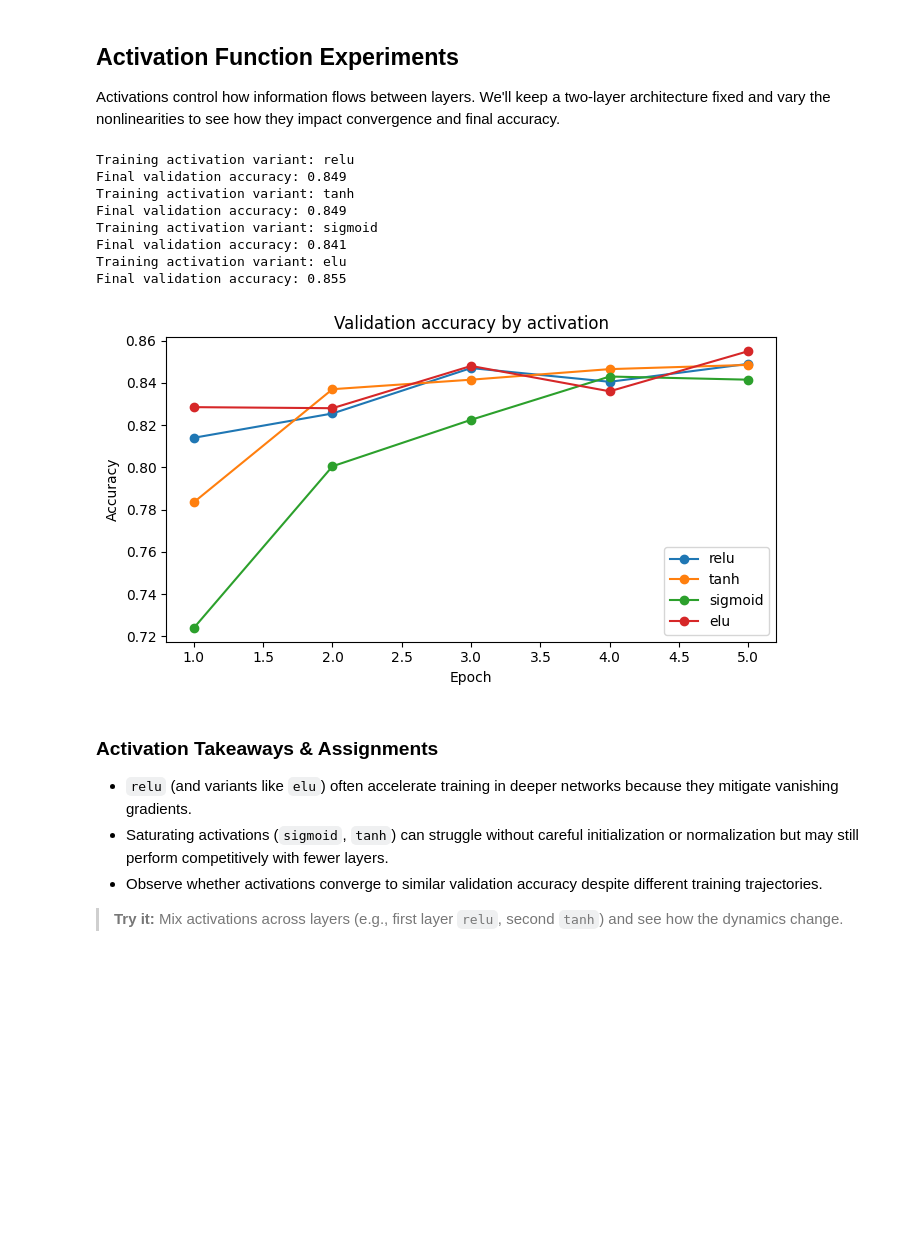
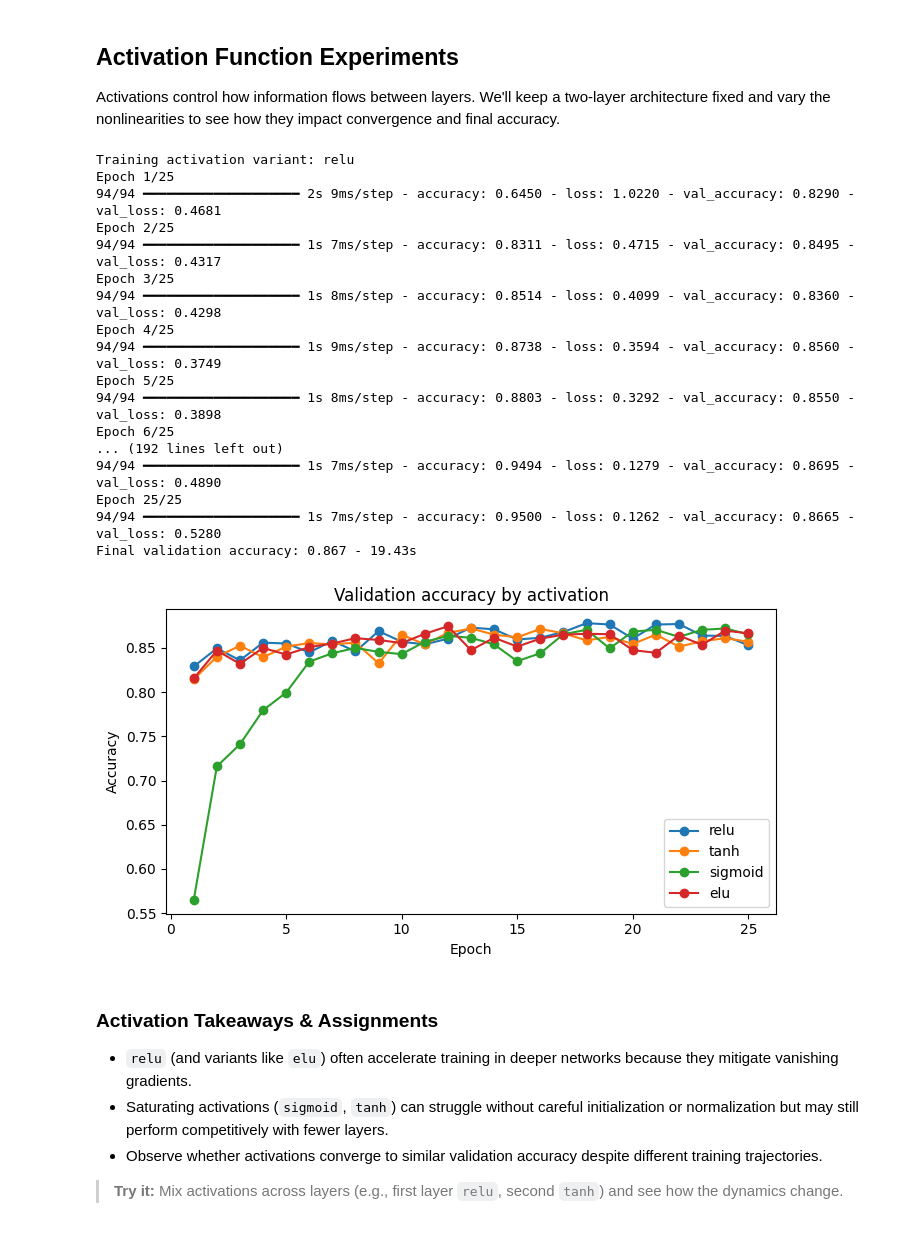
Before and after one commit to AIBabyTeaching/DEEP-LEARNING-2025, a Jupyter notebook: notebooks/W02_perceptron_mlp.ipynb, the cells around one changed output. Saved outputs shown, nothing was run; the diff lists cells and outputs as text; code cells hidden in the pictures; blank space fills up the shorter version.

```diff
--- a/notebooks/W02_perceptron_mlp.ipynb
+++ b/notebooks/W02_perceptron_mlp.ipynb
@@ -91,8 +91,8 @@ def build_mlp(hidden_layers, activation="relu", dropout_rate=0.0, learning_rate=
     )
     return model
 
-architectures = [
-    ("shallow_wide", [512], "1 hidden layer, wide"),
+architectures = [ # we are building 3 different models.
+    ("shallow_wide", [1024], "1 hidden layer, wide"),
     ("two_layer_balanced", [256, 128], "2 hidden layers"),
     ("deep_narrow", [128, 128, 64, 64, 32], "5 hidden layers, narrower"),
 ]
@@ -100,19 +100,19 @@ architectures = [
 histories = {}
 training_summaries = []
 
-for model_key, hidden_layers, description in architectures:
+for model_key, hidden_layers, description in architectures: # 3 times (for loop over the architectures)
     print(f"Training model: {model_key} ({description})")
     model = build_mlp(hidden_layers)
-    start_time = time.perf_counter()
-    history = model.fit(
+    start_time = time.perf_counter() # start time
+    history = model.fit( # for later on visualization
         train_x,
         train_y,
         validation_data=(val_x, val_y),
         epochs=25,
         batch_size=128,
-        verbose=0
+        verbose=1 # to turn on the logs put verbose=1
     )
-    elapsed = time.perf_counter() - start_time
+    elapsed = time.perf_counter() - start_time # end counter - timing of fitting/validation
     histories[model_key] = history.history
     val_acc = history.history["val_accuracy"][-1]
     training_summaries.append({
@@ -178,9 +183,9 @@ Use these observations to reason about when additional layers help versus when s
 Architecture decisions can go wrong in both directions. We'll contrast a tiny network that lacks capacity with a very deep, wide network trained for longer without regularization to show how training and validation metrics diverge.
 # %%
 
-extreme_configs = [
-    ("underfit_tiny", [4], "Tiny capacity (underfitting)"),
-    ("overfit_huge", [1024, 512, 512, 256, 256, 128], "Deep and wide (overfitting)"),
+extreme_configs = [ # extreme architectures
+    ("underfit_tiny", [4], "Tiny capacity (underfitting)"), # 4 neurons in 1 single hidden layer
+    ("overfit_huge", [1024, 512, 512, 256, 256, 128, 128], "Deep and wide (overfitting)"),
 ]
 
 extreme_histories = {}
@@ -191,7 +196,7 @@ for key, hidden_layers, description in extreme_configs:
         train_x,
         train_y,
         validation_data=(val_x, val_y),
-        epochs=20,
+        epochs=25,
         batch_size=128,
         verbose=1
     )
@@ -251,40 +256,51 @@ Activations control how information flows between layers. We'll keep a two-layer
 # %%
 activations = ["relu", "tanh", "sigmoid", "elu"]
 activation_histories = {}
 for act in activations:
     print(f"Training activation variant: {act}")
-    model = build_mlp([256, 128], activation=act)
+    model = build_mlp([512, 256, 256, 128], activation=act) # balanced/narrow case
+    start_time = time.perf_counter()
     history = model.fit(
         train_x,
         train_y,
         validation_data=(val_x, val_y),
-        epochs=5,
+        epochs=25,
         batch_size=128,
-        verbose=0
+        verbose=1
     )
+    elapsed_time = time.perf_counter() - start_time
     activation_histories[act] = history.history
-    print(f"Final validation accuracy: {history.history['val_accuracy'][-1]:.3f}")
+    print(f"Final validation accuracy: {history.history['val_accuracy'][-1]:.3f} - {elapsed_time:.2f}s")
 
 plt.figure(figsize=(7, 4))
 for act, history in activation_histories.items():
     epochs = range(1, len(history["val_accuracy"]) + 1)
     plt.plot(epochs, history["val_accuracy"], marker="o", label=act)
 plt.title("Validation accuracy by activation")
 plt.xlabel("Epoch")
 plt.ylabel("Accuracy")
 plt.legend()
 plt.tight_layout()
 plt.show()
 # %% [output]
 Training activation variant: relu
-Final validation accuracy: 0.849
-Training activation variant: tanh
-Final validation accuracy: 0.849
-Training activation variant: sigmoid
-Final validation accuracy: 0.841
-Training activation variant: elu
-Final validation accuracy: 0.855
+Epoch 1/25
+94/94 ━━━━━━━━━━━━━━━━━━━━ 2s 9ms/step - accuracy: 0.6450 - loss: 1.0220 - val_accuracy: 0.8290 - val_loss: 0.4681
+Epoch 2/25
+94/94 ━━━━━━━━━━━━━━━━━━━━ 1s 7ms/step - accuracy: 0.8311 - loss: 0.4715 - val_accuracy: 0.8495 - val_loss: 0.4317
+Epoch 3/25
+94/94 ━━━━━━━━━━━━━━━━━━━━ 1s 8ms/step - accuracy: 0.8514 - loss: 0.4099 - val_accuracy: 0.8360 - val_loss: 0.4298
+Epoch 4/25
+94/94 ━━━━━━━━━━━━━━━━━━━━ 1s 9ms/step - accuracy: 0.8738 - loss: 0.3594 - val_accuracy: 0.8560 - val_loss: 0.3749
+Epoch 5/25
+94/94 ━━━━━━━━━━━━━━━━━━━━ 1s 8ms/step - accuracy: 0.8803 - loss: 0.3292 - val_accuracy: 0.8550 - val_loss: 0.3898
+Epoch 6/25
+... (192 lines left out)
+94/94 ━━━━━━━━━━━━━━━━━━━━ 1s 7ms/step - accuracy: 0.9494 - loss: 0.1279 - val_accuracy: 0.8695 - val_loss: 0.4890
+Epoch 25/25
+94/94 ━━━━━━━━━━━━━━━━━━━━ 1s 7ms/step - accuracy: 0.9500 - loss: 0.1262 - val_accuracy: 0.8665 - val_loss: 0.5280
+Final validation accuracy: 0.867 - 19.43s
-[figure, old version]
+[figure, new version]
 # %% [markdown]
 ### Activation Takeaways & Assignments
 
```
Also changed, not shown: parts of 4 cells of this notebook, 4 other files.
